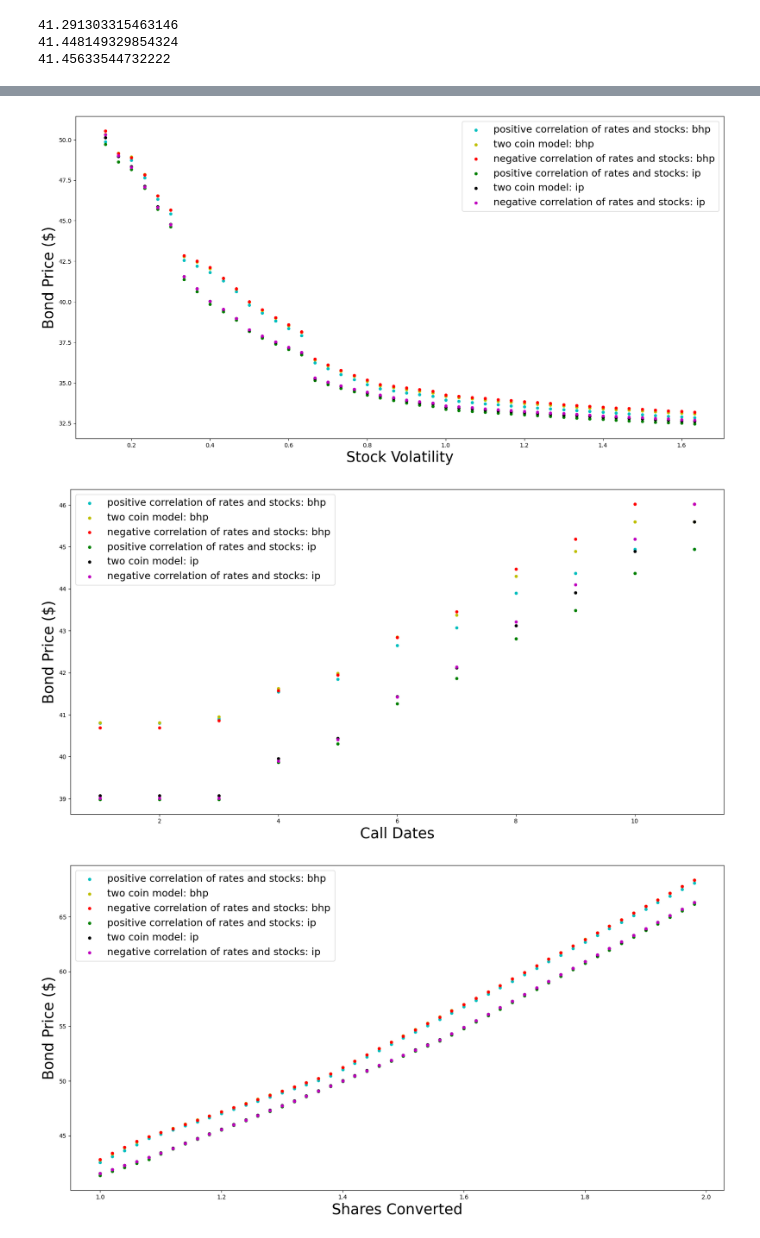
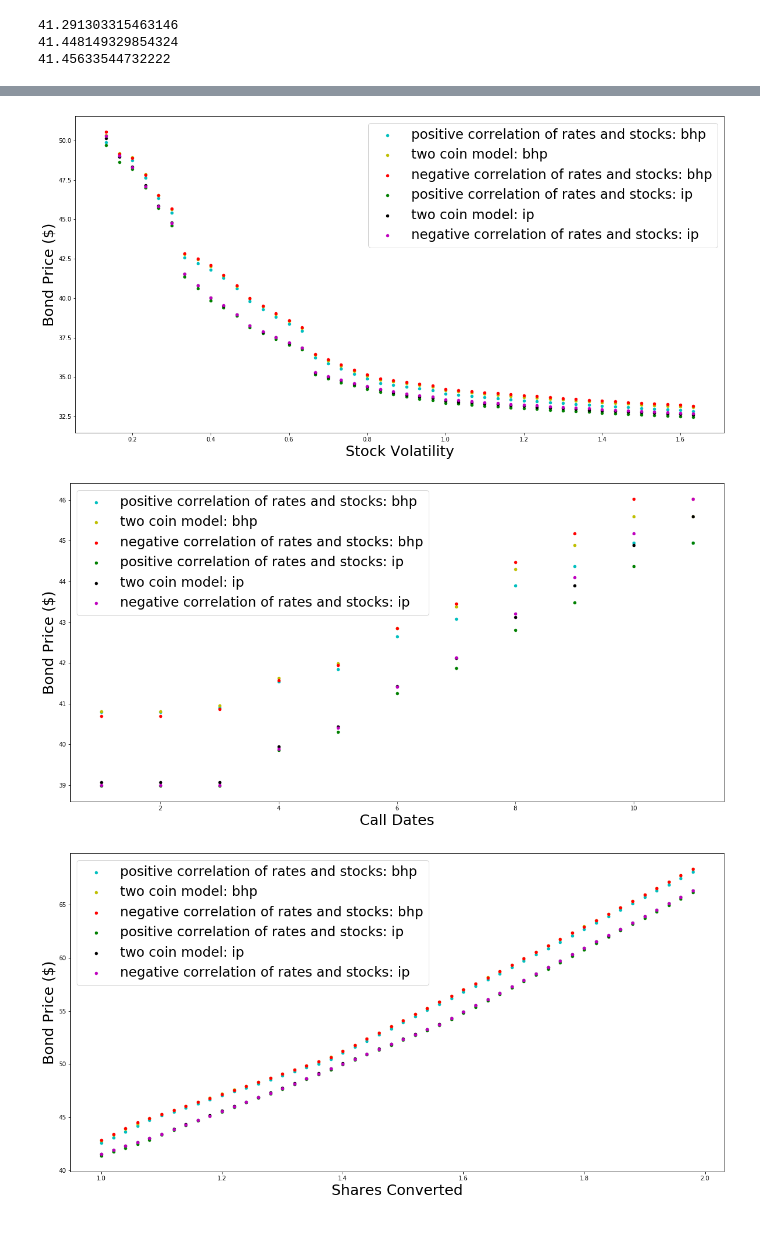
Before and after one commit to laurenjs888/convertible_bonds, a Jupyter notebook: two_coin_v3.ipynb, the cells around one changed output, grey strips where cells are left out. Saved outputs shown, nothing was run; the diff lists cells and outputs as text; code cells hidden in the pictures.

```diff
--- a/two_coin_v3.ipynb
+++ b/two_coin_v3.ipynb
@@ -420,0 +436,24 @@ def sim_two_coin(t, x, r, rate_vol):
+# %%
+t = 6
+r = 0.04
+rate_volatility = 0.002
+call_price = 55
+lo = 4 # lowest vol
+hi = 8 # highest vol
+incr = -0.1 # negative
+
+keys = np.arange(hi, lo, incr)
+c_price0 = {}
+c_price1= {}
+c_price2 = {}
+callable_price0 = {}
+callable_price1 = {}
+callable_price2 = {}
+
+for i in keys: # try different vol
+    c_price0[i] = [sim_two_coin(t, i, r, rate_volatility, 0, 0)]
+    c_price1[i] = [sim_two_coin(t, i, r, rate_volatility, 0, 1)]
+    c_price2[i] = [sim_two_coin(t, i, r, rate_volatility, 0, 2)]
+    callable_price0[i] = [sim_two_coin(t, i, r, rate_volatility, call_price, 0)]
+    callable_price1[i] = [sim_two_coin(t, i, r, rate_volatility, call_price, 1)]
+    callable_price2[i] = [sim_two_coin(t, i, r, rate_volatility, call_price, 2)]
@@ -467,21 +526,21 @@ for v in range(lower, upper):
 # %%
 fig1 = plt.figure(figsize=(20,10))
 ax1 = fig1.add_subplot()
 plt.xlabel('Stock Volatility', fontsize = 25)
 plt.ylabel('Bond Price ($)', fontsize = 25)
 
 ax1.scatter(xvals, pos_cor, s=20, c='c', label="positive correlation of rates and stocks: bhp")
 ax1.scatter(xvals, ind, s=20, c='y', label="two coin model: bhp")
 ax1.scatter(xvals, neg_cor, s=20, c='r', label="negative correlation of rates and stocks: bhp")
 
 ax1.scatter(xvals, pos_cor1, s=20, c='g', label="positive correlation of rates and stocks: ip")
 ax1.scatter(xvals, ind1, s=20, c='k', label="two coin model: ip")
 ax1.scatter(xvals, neg_cor1, s=20, c='m', label="negative correlation of rates and stocks: ip")
 
-plt.legend(loc='upper right', fontsize = 17)
+plt.legend(loc='upper right', fontsize = 23)
 plt.show()
 # %% [output]
-[figure, old version]
+[figure, new version]
 # %%
 ############################
 # INVESTIGATE: BOND PRICE VS CALL DATES
@@ -545,10 +604,10 @@ ax2.scatter(xvals2, pc2b, s=20, c='g', label="positive correlation of rates and
 ax2.scatter(xvals2, ind2b, s=20, c='k', label="two coin model: ip")
 ax2.scatter(xvals2, nc2b, s=20, c='m', label="negative correlation of rates and stocks: ip")
 
-plt.legend(loc='upper left', fontsize = 17)
+plt.legend(loc='upper left', fontsize = 23)
 plt.show()
 # %% [output]
-[figure, old version]
+[figure, new version]
 # %%
 ############################
 # INVESTIGATE: BOND PRICE VS CONVERSION AMOUNTS
@@ -616,10 +675,10 @@ ax3.scatter(xvals3, pc3b, s=20, c='g', label="positive correlation of rates and
 ax3.scatter(xvals3, ind3b, s=20, c='k', label="two coin model: ip")
 ax3.scatter(xvals3, nc3b, s=20, c='m', label="negative correlation of rates and stocks: ip")
 
-plt.legend(loc='upper left', fontsize = 17)
+plt.legend(loc='upper left', fontsize = 23)
 plt.show()
 # %% [output]
-[figure, old version]
+[figure, new version]
 # %%
 ############################
 # INVESTIGATE: BOND PRICE VS TIME 5 CONVERSION AMOUNT
```
Also changed, not shown: parts of 4 cells of this notebook, 2 other files.
